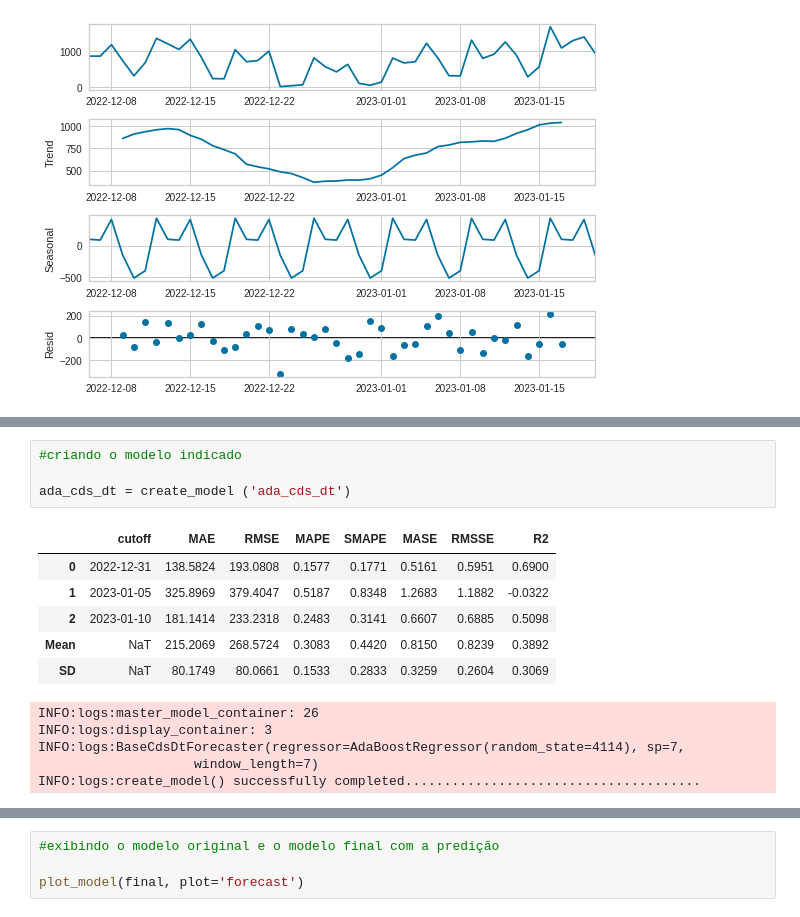
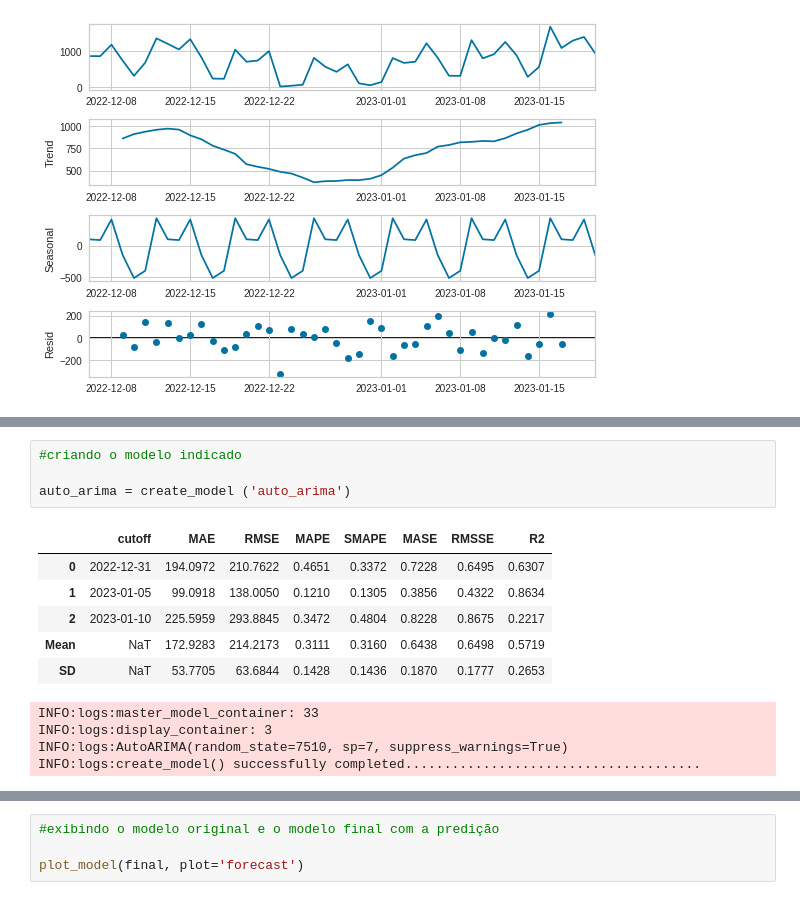
Before and after one commit to Alysonfiap/Projeto_fresco_alyson, a Jupyter notebook: Projeto_fresco_alyson.ipynb, the cells around one changed output, grey strips where cells are left out. Drawn from its saved outputs; the diff is of its cells as text.

```diff
--- a/Projeto_fresco_alyson.ipynb
+++ b/Projeto_fresco_alyson.ipynb
@@ -96,18 +115,17 @@ INFO:logs:compare_models() successfully completed...............................
 # %%
 #criando o modelo indicado
 
-ada_cds_dt = create_model ('ada_cds_dt')
+auto_arima = create_model ('auto_arima')
 # %% [output]
 |  | cutoff | MAE | RMSE | MAPE | SMAPE | MASE | RMSSE | R2 |
-| 0 | 2022-12-31 | 138.5824 | 193.0808 | 0.1577 | 0.1771 | 0.5161 | 0.5951 | 0.6900 |
-| 1 | 2023-01-05 | 325.8969 | 379.4047 | 0.5187 | 0.8348 | 1.2683 | 1.1882 | -0.0322 |
-| 2 | 2023-01-10 | 181.1414 | 233.2318 | 0.2483 | 0.3141 | 0.6607 | 0.6885 | 0.5098 |
-| Mean | NaT | 215.2069 | 268.5724 | 0.3083 | 0.4420 | 0.8150 | 0.8239 | 0.3892 |
-| SD | NaT | 80.1749 | 80.0661 | 0.1533 | 0.2833 | 0.3259 | 0.2604 | 0.3069 |
+| 0 | 2022-12-31 | 194.0972 | 210.7622 | 0.4651 | 0.3372 | 0.7228 | 0.6495 | 0.6307 |
+| 1 | 2023-01-05 | 99.0918 | 138.0050 | 0.1210 | 0.1305 | 0.3856 | 0.4322 | 0.8634 |
+| 2 | 2023-01-10 | 225.5959 | 293.8845 | 0.3472 | 0.4804 | 0.8228 | 0.8675 | 0.2217 |
+| Mean | NaT | 172.9283 | 214.2173 | 0.3111 | 0.3160 | 0.6438 | 0.6498 | 0.5719 |
+| SD | NaT | 53.7705 | 63.6844 | 0.1428 | 0.1436 | 0.1870 | 0.1777 | 0.2653 |
-INFO:logs:master_model_container: 26
+INFO:logs:master_model_container: 33
 INFO:logs:display_container: 3
-INFO:logs:BaseCdsDtForecaster(regressor=AdaBoostRegressor(random_state=4114), sp=7,
-                    window_length=7)
+INFO:logs:AutoARIMA(random_state=7510, sp=7, suppress_warnings=True)
 INFO:logs:create_model() successfully completed......................................
 # %%
 #observando no grafico a parte de treino e de teste
```
Also changed, not shown: parts of 5 cells of this notebook.
